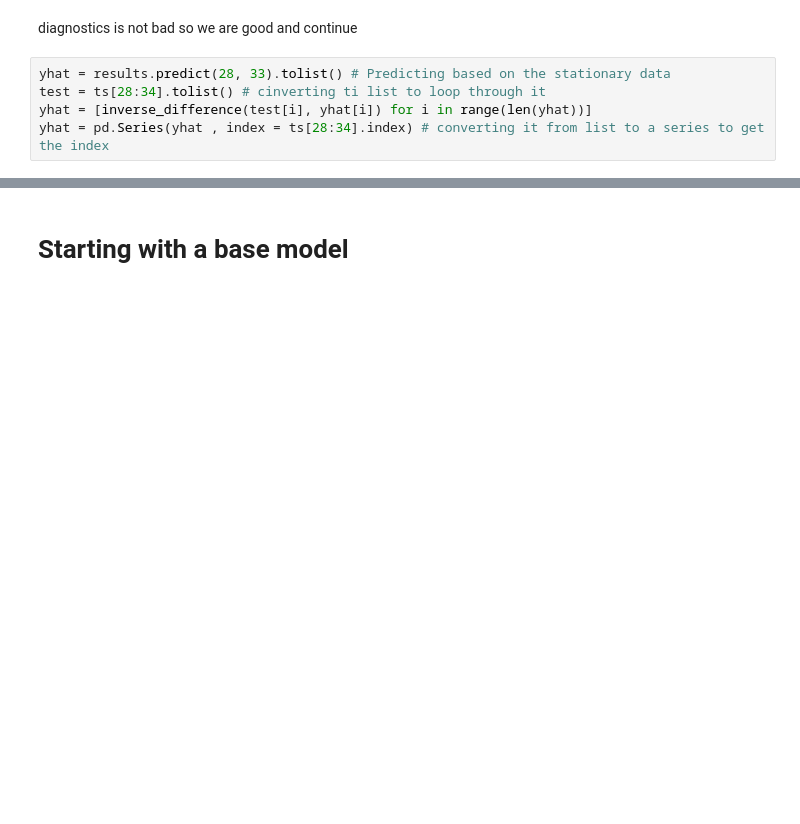
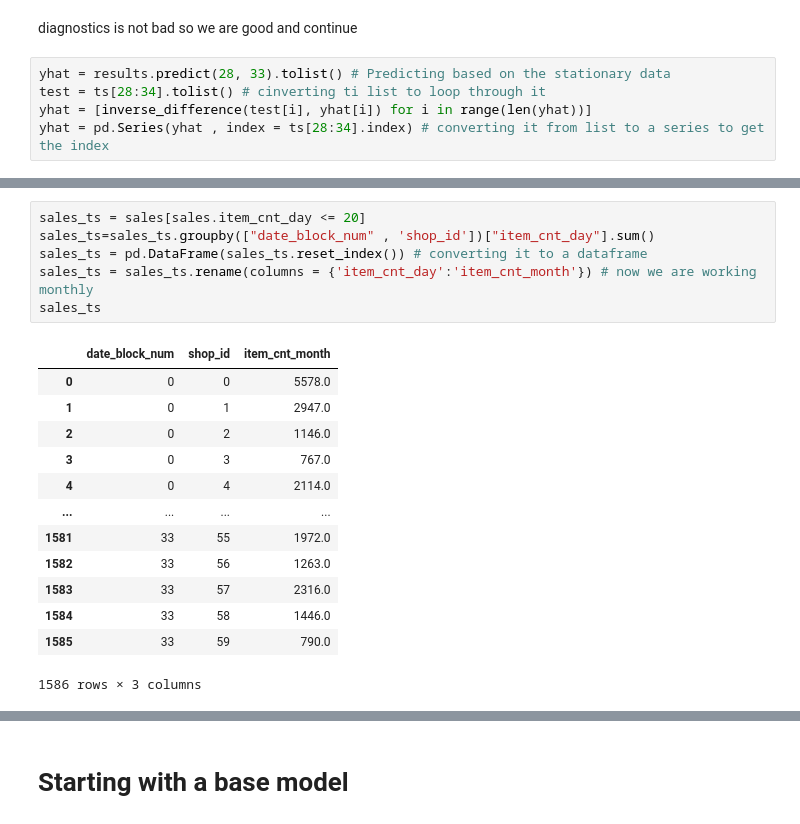
Before and after one commit to mohiiieldin/Predict-Future-Sales-Competition-on-Kaggle-Python-, a Jupyter notebook: Predict_Future_Sales.ipynb, the cells around one changed output, grey strips where cells are left out. Drawn from its saved outputs; the diff is of its cells as text; blank space fills up the shorter version.

```diff
--- a/Predict_Future_Sales.ipynb
+++ b/Predict_Future_Sales.ipynb
@@ -319,0 +386,20 @@ print(ts.describe()[1:3].round())
+# %%
+sales_ts = sales[sales.item_cnt_day <= 20]
+sales_ts=sales_ts.groupby(["date_block_num" , 'shop_id'])["item_cnt_day"].sum()
+sales_ts = pd.DataFrame(sales_ts.reset_index()) # converting it to a dataframe
+sales_ts = sales_ts.rename(columns = {'item_cnt_day':'item_cnt_month'}) # now we are working monthly
+sales_ts
+# %% [output]
+|  | date_block_num | shop_id | item_cnt_month |
+| 0 | 0 | 0 | 5578.0 |
+| 1 | 0 | 1 | 2947.0 |
+| 2 | 0 | 2 | 1146.0 |
+| 3 | 0 | 3 | 767.0 |
+| 4 | 0 | 4 | 2114.0 |
+| ... | ... | ... | ... |
+| 1581 | 33 | 55 | 1972.0 |
+| 1582 | 33 | 56 | 1263.0 |
+| 1583 | 33 | 57 | 2316.0 |
+| 1584 | 33 | 58 | 1446.0 |
+| 1585 | 33 | 59 | 790.0 |
+1586 rows × 3 columns
```
Also changed, not shown: parts of 25 cells of this notebook.
